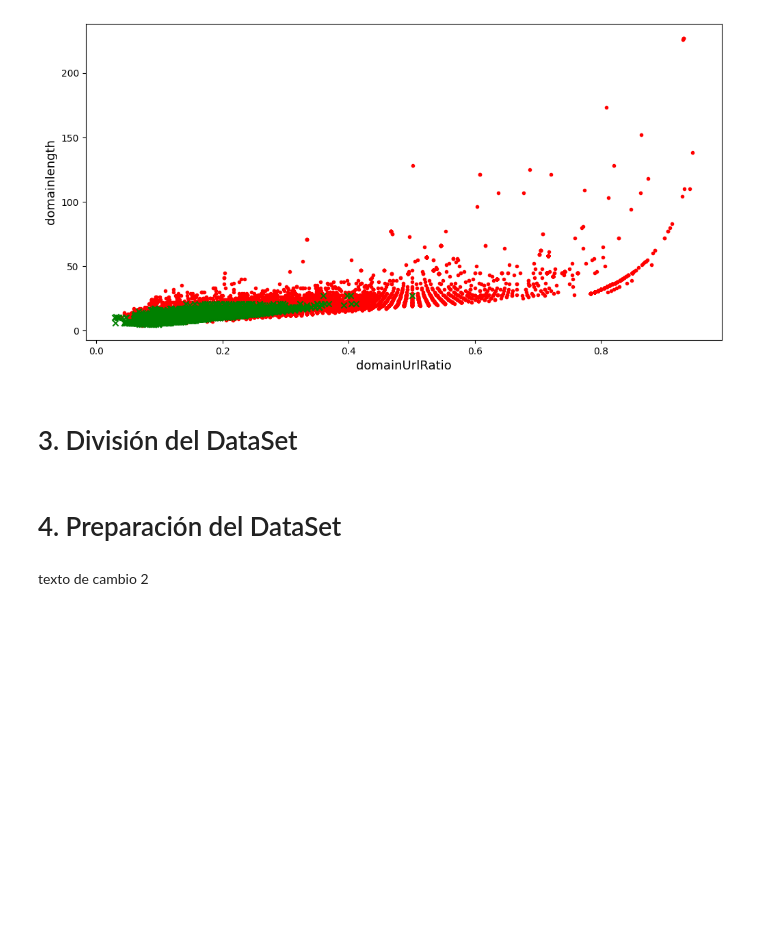
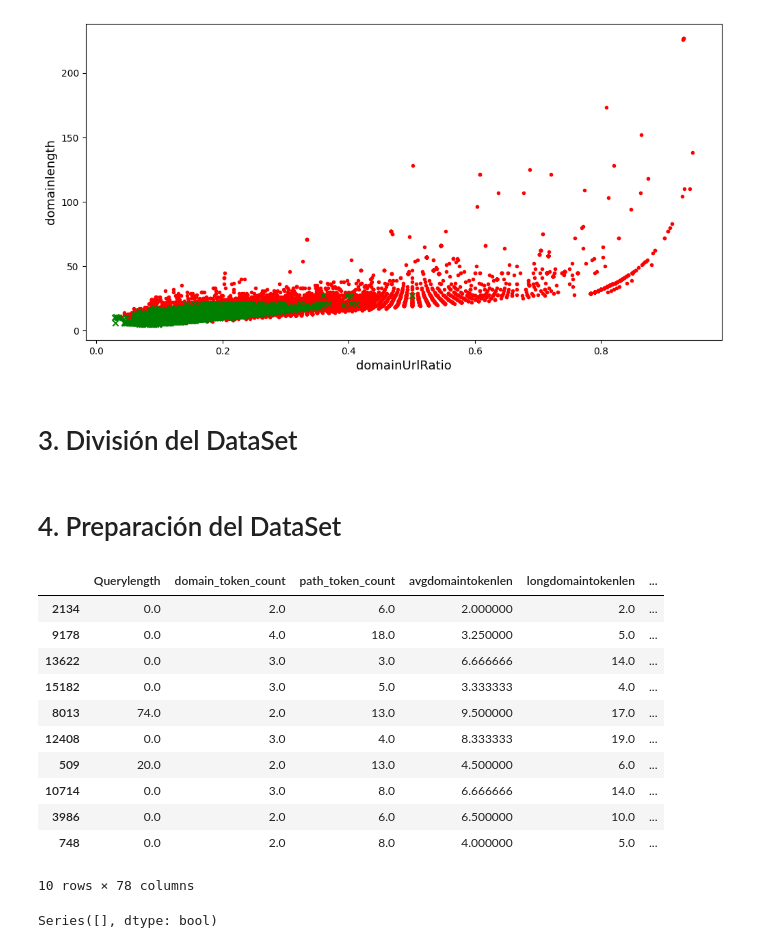
Before and after one commit to JoseAlfonsoB/Caso-practico-Support-Vector-Machine-SVM-, a Jupyter notebook: support_vector_Machine.ipynb, the cells around one changed output. Drawn from its saved outputs; the diff is of its cells as text; code cells hidden in the pictures; blank space fills up the shorter version.

```diff
--- a/support_vector_Machine.ipynb
+++ b/support_vector_Machine.ipynb
@@ -205,5 +205,29 @@ X_test_prep = imputer.fit_transform(X_test)
 X_train_prep = pd.DataFrame(X_train_prep, columns = X_train.columns, index = y_train.index)
 X_val_prep = pd.DataFrame(X_val_prep, columns = X_val.columns, index = y_val.index)
 X_test_prep = pd.DataFrame(X_test_prep, columns = X_test.columns, index = y_test.index)
-# %% [markdown]
-texto de cambio 2
+# %%
+# Transformar el resultado a un DataFrame de Pandas.
+X_train_prep = pd.DataFrame(X_train_prep, columns = X_train.columns, index = y_train.index)
+X_val_prep = pd.DataFrame(X_val_prep, columns = X_val.columns, index = y_val.index)
+X_test_prep = pd.DataFrame(X_test_prep, columns = X_test.columns, index = y_test.index)
+# %%
+X_train_prep.head(10)
+# %% [output]
+|  | Querylength | domain_token_count | path_token_count | avgdomaintokenlen | longdomaintokenlen | ... |
+| 2134 | 0.0 | 2.0 | 6.0 | 2.000000 | 2.0 | ... |
+| 9178 | 0.0 | 4.0 | 18.0 | 3.250000 | 5.0 | ... |
+| 13622 | 0.0 | 3.0 | 3.0 | 6.666666 | 14.0 | ... |
+| 15182 | 0.0 | 3.0 | 5.0 | 3.333333 | 4.0 | ... |
+| 8013 | 74.0 | 2.0 | 13.0 | 9.500000 | 17.0 | ... |
+| 12408 | 0.0 | 3.0 | 4.0 | 8.333333 | 19.0 | ... |
+| 509 | 20.0 | 2.0 | 13.0 | 4.500000 | 6.0 | ... |
+| 10714 | 0.0 | 3.0 | 8.0 | 6.666666 | 14.0 | ... |
+| 3986 | 0.0 | 2.0 | 6.0 | 6.500000 | 10.0 | ... |
+| 748 | 0.0 | 2.0 | 8.0 | 4.000000 | 5.0 | ... |
+10 rows × 78 columns
+# %%
+# Comprobar si hay valores nulos a en el DataSet de entrenamiento
+is_null = X_train_prep.isna().any()
+is_null[is_null]
+# %% [output]
+Series([], dtype: bool)
```
Also changed, not shown: parts of 1 cell of this notebook, 1 other file.
